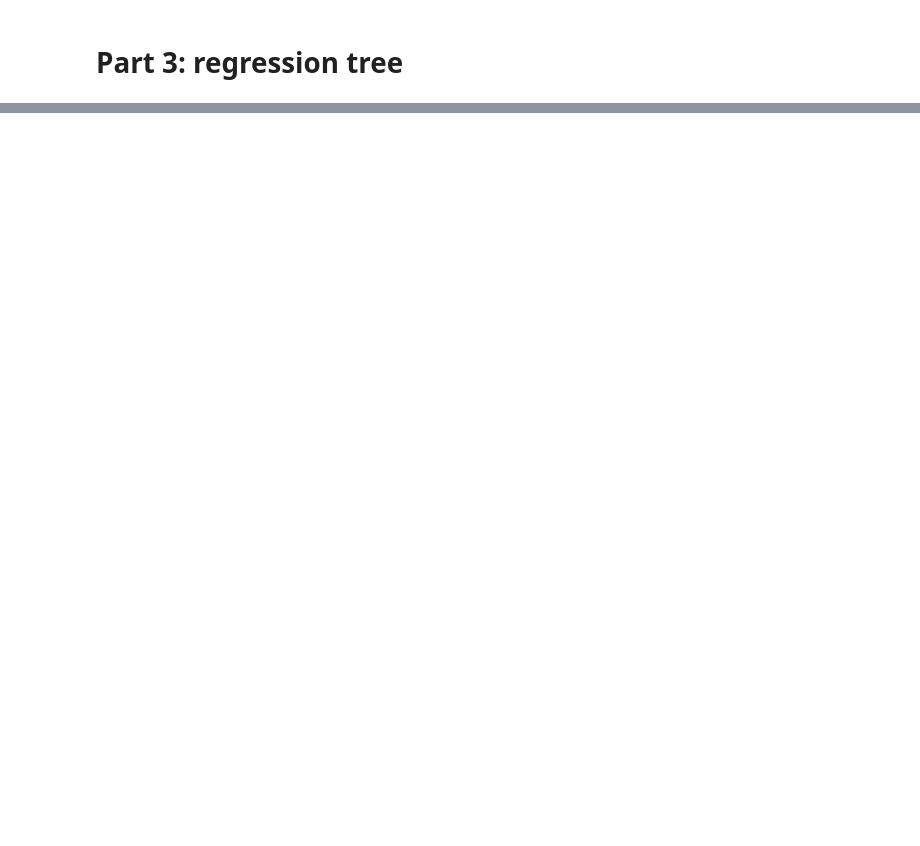
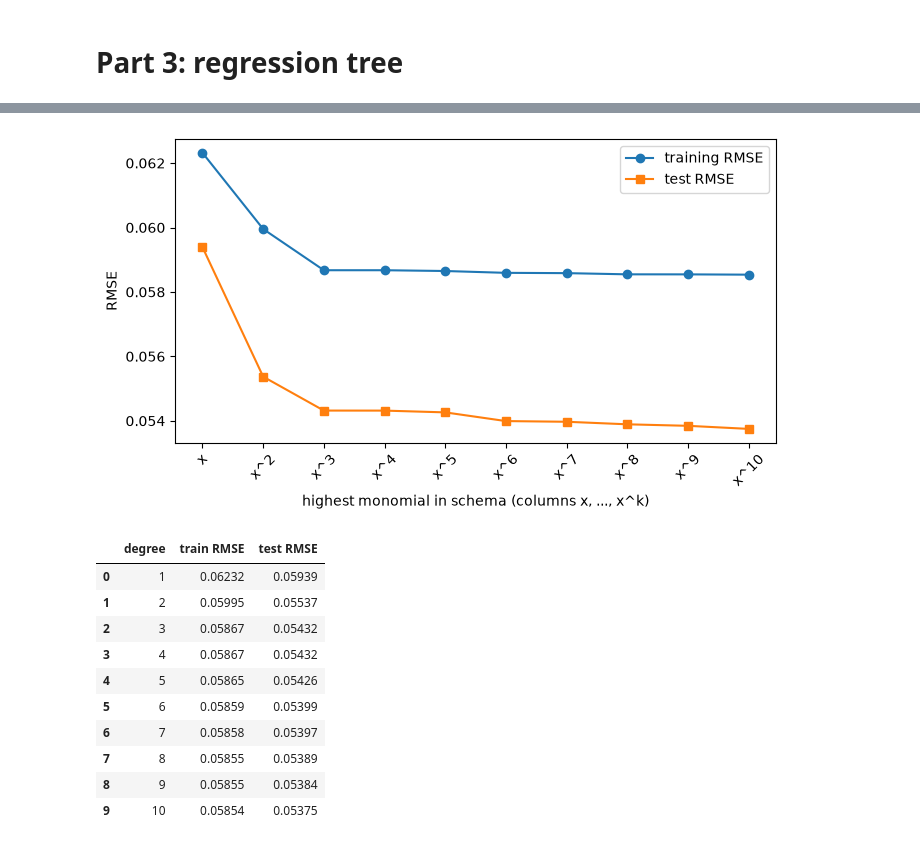
Before and after one commit to ji-da-cs/CS-6220, a Jupyter notebook: HW2/HW2.ipynb, the cells around one changed output, grey strips where cells are left out. Drawn from its saved outputs; the diff is of its cells as text; code cells hidden in the pictures; blank space fills up the shorter version.

```diff
--- a/HW2/HW2.ipynb
+++ b/HW2/HW2.ipynb
@@ -189,0 +294,16 @@ test RMSE: 0.12419582411799837
+# %%
+x_new = 10.0
+rows = []
+for fname, f in true_functions.items():
+    for eps in noise_levels:
+        for label, funcs in [("(x, y)", []), ("(x, x², x³, y)", extra_funcs)]:
+            data = generate_noisy_dataset(funcs, f, (0.0, 1.0), 1000, eps, seed=SEED)
+            Xtr, _, ytr, _ = train_test_split(data.drop(columns="y"), data["y"], test_size=0.2, random_state=SEED)
+            beta = fit(Xtr.assign(y=ytr))
+            point = {"x": [x_new]}
+            for i, g in enumerate(funcs, start=1):
+                point[f"f_{i}(x)"] = g(np.array([x_new]))
+            pred = predict(beta, pd.DataFrame(point))[0]
+            rows.append({"true function": fname, "noise": eps, "data": label,
+                         "prediction": pred, "f(10)": f(x_new), "error": pred - f(x_new)})
+pd.DataFrame(rows).round(3)
@@ -189,0 +327,37 @@ test RMSE: 0.12419582411799837
+# %%
+cubic = true_functions["Cubic: f(x) = 0.5x³ - x² + x"]
+max_degree = 10
+# one dataset with columns x, x^2, ..., x^10; schema k uses the first k columns
+monomials = [(lambda x, p=p: x**p) for p in range(2, max_degree + 1)]
+data = generate_noisy_dataset(monomials, cubic, (0.0, 1.0), 1000, 0.1, seed=SEED)
+Xtr, Xte, ytr, yte = train_test_split(data.drop(columns="y"), data["y"], test_size=0.2, random_state=SEED)
+tr, te = Xtr.assign(y=ytr), Xte.assign(y=yte)
+
+degrees = list(range(1, max_degree + 1))
+train_errs, test_errs = [], []
+for k in degrees:
+    cols = list(Xtr.columns[:k])
+    beta = fit(tr[cols + ["y"]])
+    train_errs.append(evaluate_model(predict(beta, tr[cols]), tr["y"]))
+    test_errs.append(evaluate_model(predict(beta, te[cols]), te["y"]))
+
+plt.figure(figsize=(7, 4))
+plt.plot(degrees, train_errs, "o-", label="training RMSE")
+plt.plot(degrees, test_errs, "s-", label="test RMSE")
+plt.xticks(degrees, ["x"] + [f"x^{k}" for k in degrees[1:]], rotation=45)
+plt.xlabel("highest monomial in schema (columns x, ..., x^k)"); plt.ylabel("RMSE")
+plt.legend(); plt.tight_layout(); plt.show()
+pd.DataFrame({"degree": degrees, "train RMSE": train_errs, "test RMSE": test_errs}).round(5)
+# %% [output]
+[figure, added]
+|  | degree | train RMSE | test RMSE |
+| 0 | 1 | 0.06232 | 0.05939 |
+| 1 | 2 | 0.05995 | 0.05537 |
+| 2 | 3 | 0.05867 | 0.05432 |
+| 3 | 4 | 0.05867 | 0.05432 |
+| 4 | 5 | 0.05865 | 0.05426 |
+| 5 | 6 | 0.05859 | 0.05399 |
+| 6 | 7 | 0.05858 | 0.05397 |
+| 7 | 8 | 0.05855 | 0.05389 |
+| 8 | 9 | 0.05855 | 0.05384 |
+| 9 | 10 | 0.05854 | 0.05375 |
```
Also changed, not shown: parts of 14 cells of this notebook.
